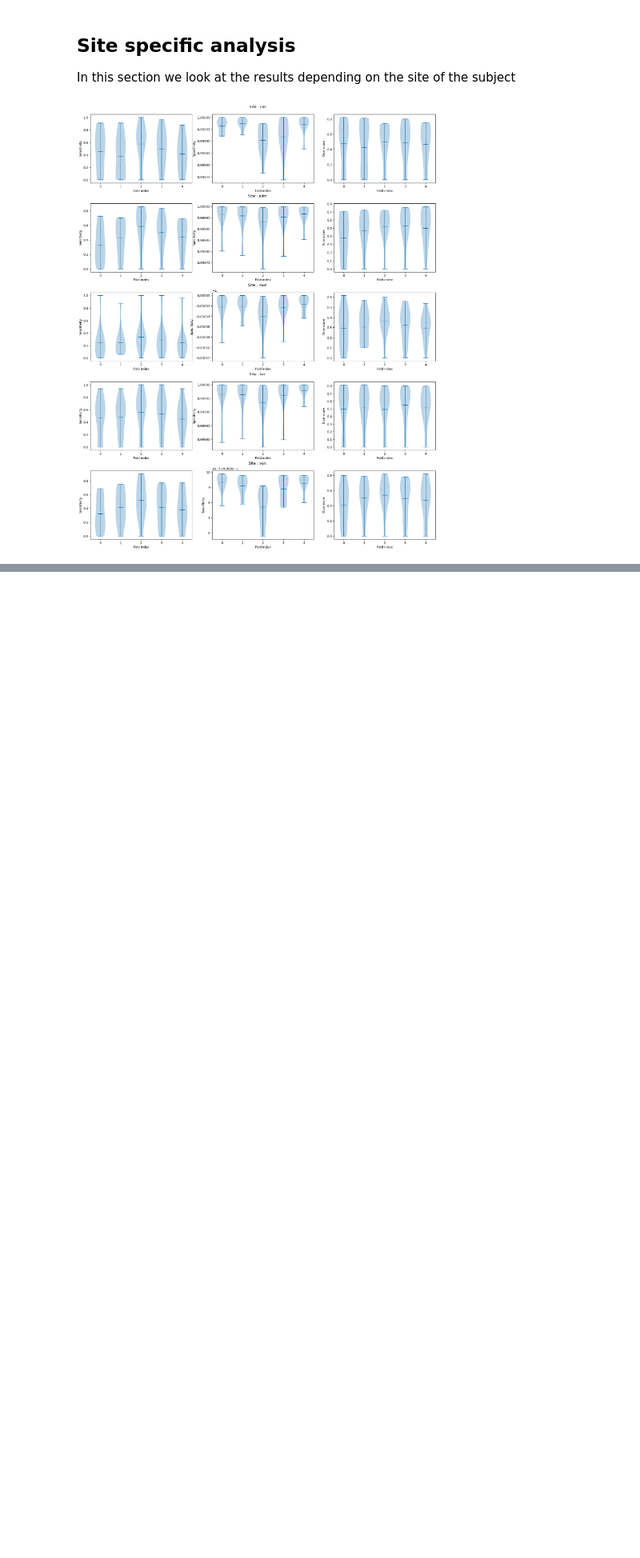
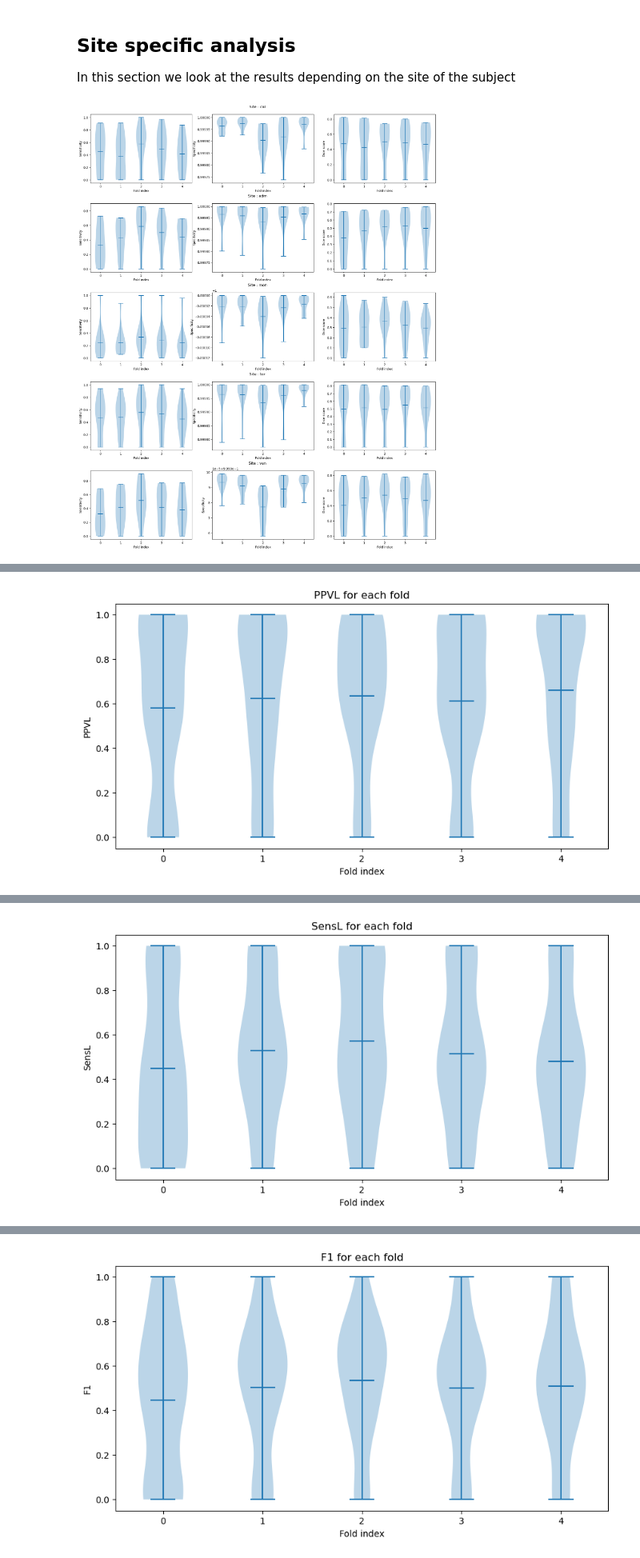
Before and after one commit to ivadomed/canproco, a Jupyter notebook: nnunet/nnUNet_inference_analysis.ipynb, the cells around one changed output, grey strips where cells are left out. Shown at 80% size. Drawn from its saved outputs; the diff is of its cells as text; code cells hidden in the pictures; blank space fills up the shorter version.

Commit message:
added analysis of 3d nnunet on multiplied -1 images

```diff
--- a/nnunet/nnUNet_inference_analysis.ipynb
+++ b/nnunet/nnUNet_inference_analysis.ipynb
@@ -143,9 +143,9 @@ plt.title('PPVL for each fold')
 plt.show()
 
 table = PrettyTable()
-table.field_names = ['Fold index', 'Median', 'Standard deviation']
+table.field_names = ['Fold index', 'Mean', 'Median', 'Standard deviation']
 for i in range(5):
-    table.add_row([i, round(PPVL[i].median(),2), round(PPVL[i].std(),2)])
+    table.add_row([i, round(PPVL[i].mean(),2), round(PPVL[i].median(),2), round(PPVL[i].std(),2)])
 print(table)
 # %% [output]
 [figure]
@@ -172,9 +172,9 @@ plt.title('SensL for each fold')
 plt.show()
 
 table = PrettyTable()
-table.field_names = ['Fold index', 'Median', 'Standard deviation']
+table.field_names = ['Fold index', 'Mean', 'Median', 'Standard deviation']
 for i in range(5):
-    table.add_row([i, round(SensL[i].median(),2), round(SensL[i].std(),2)])
+    table.add_row([i, round(SensL[i].mean(),2), round(SensL[i].median(),2), round(SensL[i].std(),2)])
 print(table)
 # %% [output]
 [figure]
@@ -201,9 +201,9 @@ plt.title('F1 for each fold')
 plt.show()
 
 table = PrettyTable()
-table.field_names = ['Fold index', 'Median', 'Standard deviation']
+table.field_names = ['Fold index', 'Mean', 'Median', 'Standard deviation']
 for i in range(5):
-    table.add_row([i, round(F1[i].median(),2), round(F1[i].std(),2)])
+    table.add_row([i, round(F1[i].mean(),2),round(F1[i].median(),2), round(F1[i].std(),2)])
 print(table)
 # %% [output]
 [figure]
@@ -394,0 +399,64 @@ plt.show()
+# %%
+# get path of the 5 datasets of metrics
+metrics_mul = []
+metrics_mul.append(pd.read_csv('/Users/plbenveniste/tmp_romane/canproco/project/canproco_final/nnunet_data_mul/test_inference_D222_fold_0_metrics/results.csv'))
+metrics_mul.append(pd.read_csv('/Users/plbenveniste/tmp_romane/canproco/project/canproco_final/nnunet_data_mul/test_inference_D222_fold_1_metrics/results.csv'))
+metrics_mul.append(pd.read_csv('/Users/plbenveniste/tmp_romane/canproco/project/canproco_final/nnunet_data_mul/test_inference_D222_fold_2_metrics/results.csv'))
+metrics_mul.append(pd.read_csv('/Users/plbenveniste/tmp_romane/canproco/project/canproco_final/nnunet_data_mul/test_inference_D222_fold_3_metrics/results.csv'))
+metrics_mul.append(pd.read_csv('/Users/plbenveniste/tmp_romane/canproco/project/canproco_final/nnunet_data_mul/test_inference_D222_fold_4_metrics/results.csv'))
+# %%
+# we look at PPVL
+PPVL_mul = []
+for i in range(5):
+    PPVL_mul.append(metrics_mul[i]['PPVL'].dropna())
+
+plt.figure(figsize=(10, 5))
+plt.violinplot(PPVL_mul, showmeans=True, positions=[0,1,2,3,4])
+plt.xlabel('Fold index')
+plt.ylabel('PPVL')
+plt.title('PPVL for each fold')
+plt.show()
+
+table = PrettyTable()
+table.field_names = ['Fold index', 'Mean', 'Median', 'Standard deviation']
+for i in range(5):
+    table.add_row([i, round(PPVL_mul[i].mean(),2), round(PPVL_mul[i].median(),2), round(PPVL_mul[i].std(),2)])
+print(table)
+
+#then we look ath SensL
+SensL_mul = []
+for i in range(5):
+    SensL_mul.append(metrics_mul[i]['SensL'].dropna())
+
+plt.figure(figsize=(10, 5))
+plt.violinplot(SensL_mul, showmeans=True, positions=[0,1,2,3,4])
+plt.xlabel('Fold index')
+plt.ylabel('SensL')
+plt.title('SensL for each fold')
+plt.show()
+
+table = PrettyTable()
+table.field_names = ['Fold index', 'Mean', 'Median', 'Standard deviation']
+for i in range(5):
+    table.add_row([i, round(SensL_mul[i].mean(),2), round(SensL_mul[i].median(),2), round(SensL_mul[i].std(),2)])
+print(table)
+
+# and finally F1_score
+F1_mul = []
+for i in range(5):
+    F1_mul.append(metrics_mul[i]['F1_score'].dropna())
+
+plt.figure(figsize=(10, 5))
+plt.violinplot(F1_mul, showmeans=True, positions=[0,1,2,3,4])
+plt.xlabel('Fold index')
+plt.ylabel('F1')
+plt.title('F1 for each fold')
+plt.show()
+
+table = PrettyTable()
+table.field_names = ['Fold index', 'Mean', 'Median', 'Standard deviation']
+for i in range(5):
+    table.add_row([i, round(F1_mul[i].mean(),2), round(F1_mul[i].median(),2), round(F1_mul[i].std(),2)])
+print(table)
+# %% [output]
+[figure, added]
@@ -394,0 +472 @@ plt.show()
+[figure, added]
@@ -394,0 +482 @@ plt.show()
+[figure, added]
```
Also changed, not shown: parts of 10 cells of this notebook.
